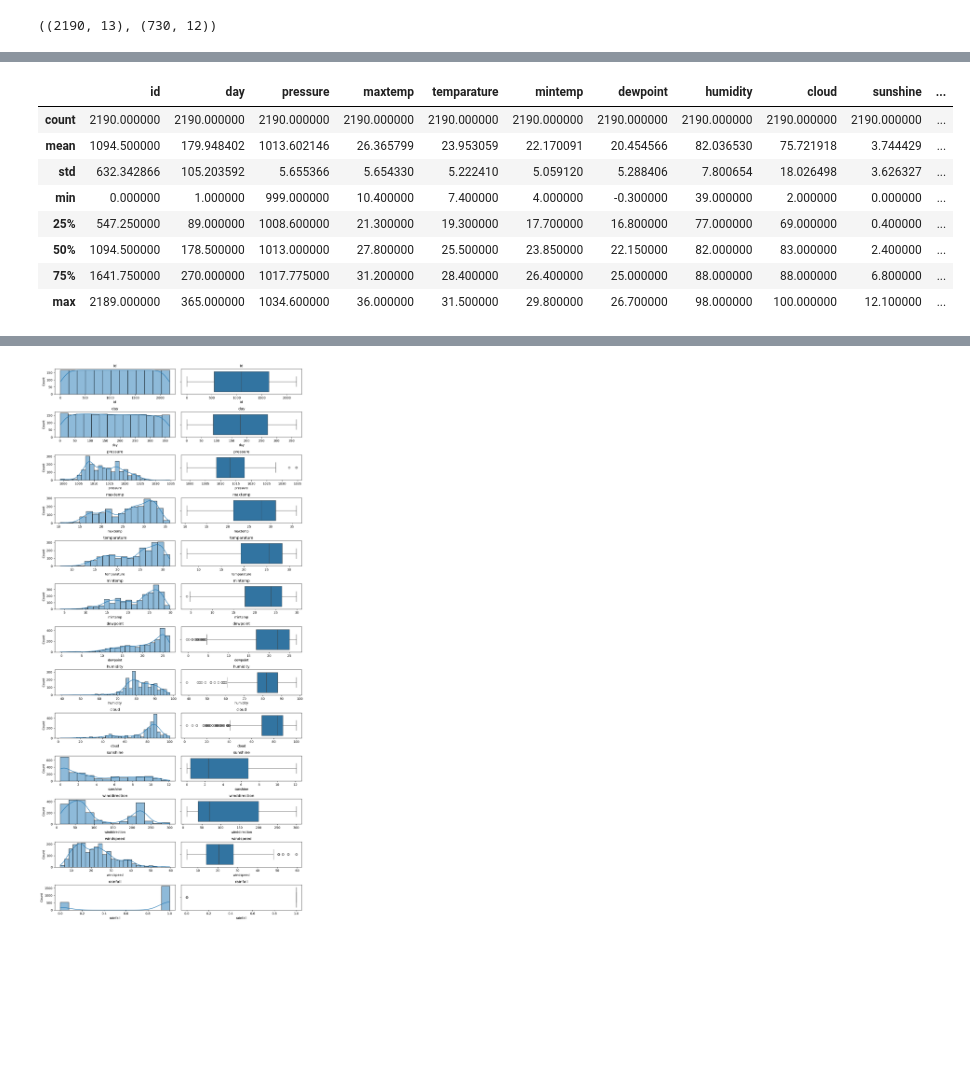
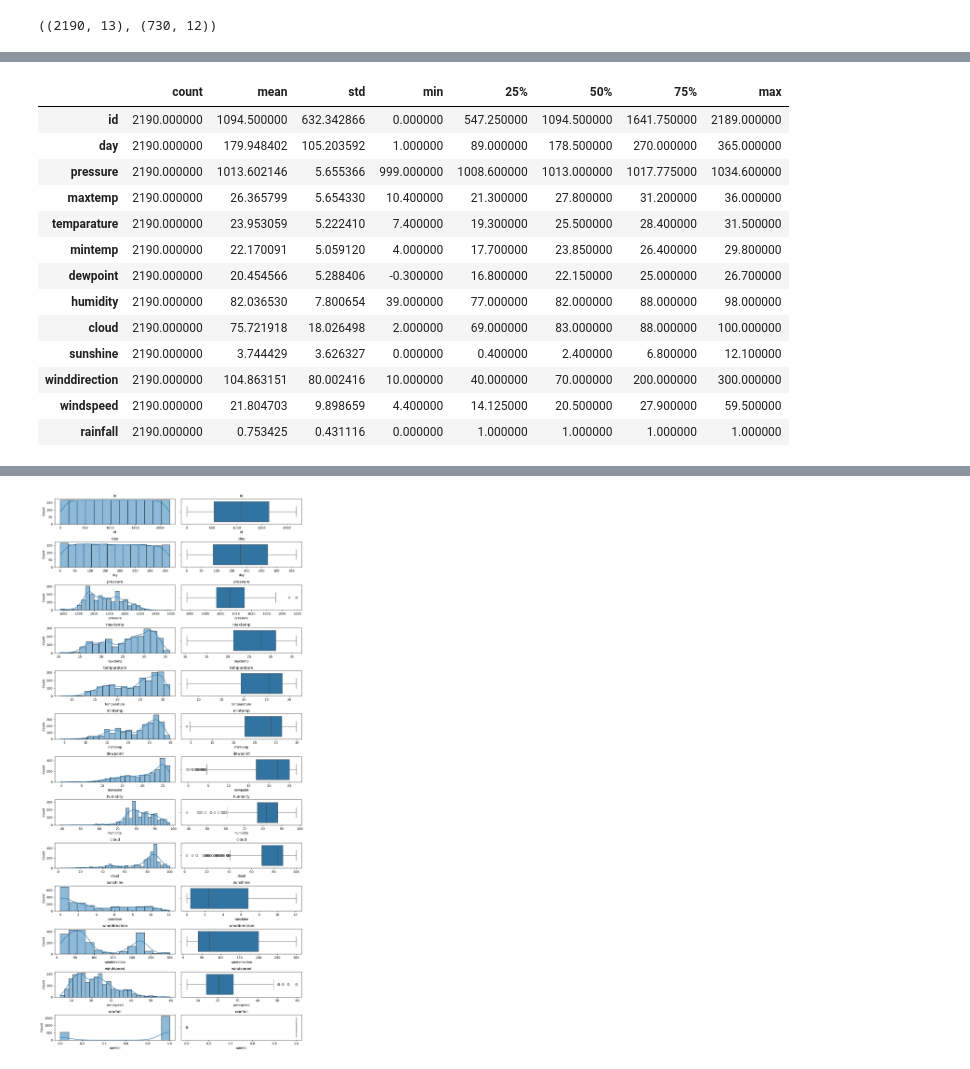
Before and after one commit to Yash9988/self-learn, a Jupyter notebook: EDA/kaggle/playground/s5/e03/rainfall.ipynb, the cells around one changed output, grey strips where cells are left out. Saved outputs shown, nothing was run; the diff lists cells and outputs as text; code cells hidden in the pictures; blank space fills up the shorter version.

```diff
--- a/EDA/kaggle/playground/s5/e03/rainfall.ipynb
+++ b/EDA/kaggle/playground/s5/e03/rainfall.ipynb
@@ -51,17 +51,22 @@ Data columns (total 13 columns):
 dtypes: float64(10), int64(3)
 memory usage: 222.4 KB
 # %%
-train.describe()
+train.describe().T.style.background_gradient('magma')
 # %% [output]
-|  | id | day | pressure | maxtemp | temparature | mintemp | dewpoint | humidity | cloud | sunshine | ... |
-| count | 2190.000000 | 2190.000000 | 2190.000000 | 2190.000000 | 2190.000000 | 2190.000000 | 2190.000000 | 2190.000000 | 2190.000000 | 2190.000000 | ... |
-| mean | 1094.500000 | 179.948402 | 1013.602146 | 26.365799 | 23.953059 | 22.170091 | 20.454566 | 82.036530 | 75.721918 | 3.744429 | ... |
-| std | 632.342866 | 105.203592 | 5.655366 | 5.654330 | 5.222410 | 5.059120 | 5.288406 | 7.800654 | 18.026498 | 3.626327 | ... |
-| min | 0.000000 | 1.000000 | 999.000000 | 10.400000 | 7.400000 | 4.000000 | -0.300000 | 39.000000 | 2.000000 | 0.000000 | ... |
-| 25% | 547.250000 | 89.000000 | 1008.600000 | 21.300000 | 19.300000 | 17.700000 | 16.800000 | 77.000000 | 69.000000 | 0.400000 | ... |
-| 50% | 1094.500000 | 178.500000 | 1013.000000 | 27.800000 | 25.500000 | 23.850000 | 22.150000 | 82.000000 | 83.000000 | 2.400000 | ... |
-| 75% | 1641.750000 | 270.000000 | 1017.775000 | 31.200000 | 28.400000 | 26.400000 | 25.000000 | 88.000000 | 88.000000 | 6.800000 | ... |
-| max | 2189.000000 | 365.000000 | 1034.600000 | 36.000000 | 31.500000 | 29.800000 | 26.700000 | 98.000000 | 100.000000 | 12.100000 | ... |
+|  | count | mean | std | min | 25% | 50% | 75% | max |
+| id | 2190.000000 | 1094.500000 | 632.342866 | 0.000000 | 547.250000 | 1094.500000 | 1641.750000 | 2189.000000 |
+| day | 2190.000000 | 179.948402 | 105.203592 | 1.000000 | 89.000000 | 178.500000 | 270.000000 | 365.000000 |
+| pressure | 2190.000000 | 1013.602146 | 5.655366 | 999.000000 | 1008.600000 | 1013.000000 | 1017.775000 | 1034.600000 |
+| maxtemp | 2190.000000 | 26.365799 | 5.654330 | 10.400000 | 21.300000 | 27.800000 | 31.200000 | 36.000000 |
+| temparature | 2190.000000 | 23.953059 | 5.222410 | 7.400000 | 19.300000 | 25.500000 | 28.400000 | 31.500000 |
+| mintemp | 2190.000000 | 22.170091 | 5.059120 | 4.000000 | 17.700000 | 23.850000 | 26.400000 | 29.800000 |
+| dewpoint | 2190.000000 | 20.454566 | 5.288406 | -0.300000 | 16.800000 | 22.150000 | 25.000000 | 26.700000 |
+| humidity | 2190.000000 | 82.036530 | 7.800654 | 39.000000 | 77.000000 | 82.000000 | 88.000000 | 98.000000 |
+| cloud | 2190.000000 | 75.721918 | 18.026498 | 2.000000 | 69.000000 | 83.000000 | 88.000000 | 100.000000 |
+| sunshine | 2190.000000 | 3.744429 | 3.626327 | 0.000000 | 0.400000 | 2.400000 | 6.800000 | 12.100000 |
+| winddirection | 2190.000000 | 104.863151 | 80.002416 | 10.000000 | 40.000000 | 70.000000 | 200.000000 | 300.000000 |
+| windspeed | 2190.000000 | 21.804703 | 9.898659 | 4.400000 | 14.125000 | 20.500000 | 27.900000 | 59.500000 |
+| rainfall | 2190.000000 | 0.753425 | 0.431116 | 0.000000 | 1.000000 | 1.000000 | 1.000000 | 1.000000 |
 # %%
 train.isna().sum()  # No NaNs
 # %% [output]
```
Also changed, not shown: parts of 7 cells of this notebook.
